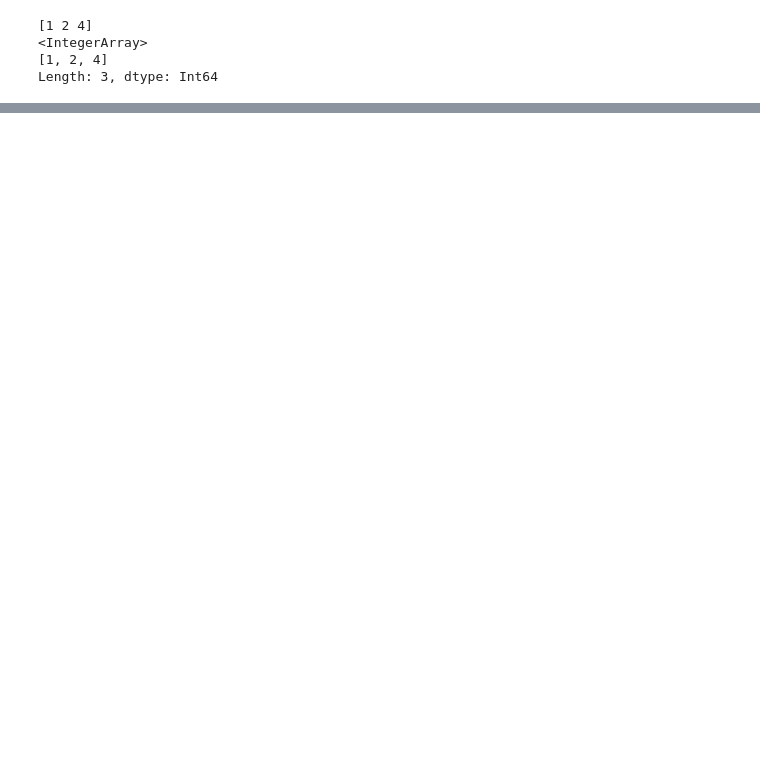
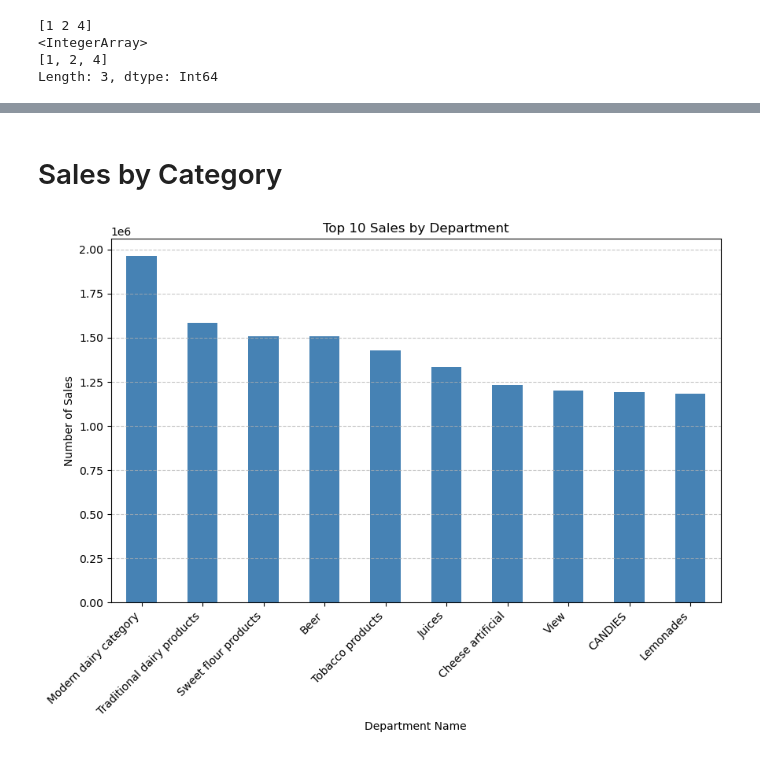
Before and after one commit to reagan-adajo/Capstone_Project, a Jupyter notebook: index.ipynb, the cells around one changed output, grey strips where cells are left out. Drawn from its saved outputs; the diff is of its cells as text; code cells hidden in the pictures; blank space fills up the shorter version.

```diff
--- a/index.ipynb
+++ b/index.ipynb
@@ -414,10 +414,12 @@ plot_cramers_v_heatmap(catalog_df, "Product Catalog")
 # %%
 # Clean sales data
 sales_df, sales_skew = preprocess_data(sales_df)
+sales_df.rename(columns={"quantity" :"quantity_sales"}, inplace=True)
 
 # Clean online sales data
 online_df, online_skew = preprocess_data(online_df)
 online_df = online_df.drop(columns=['price_base', 'sum_total'])
+online_df.rename(columns={'quantity':"quantity_online"}, inplace=True)
 
 # Clean price history
 pricehist_df, pricehist_skew = preprocess_data(pricehist_df)
@@ -427,6 +429,7 @@ pricehist_df = pricehist_df.drop(columns=["code"])
 markdown_df, markdown_skew = preprocess_data(markdown_df)
 markdown_df['markdown_price'] = markdown_df['normal_price'] - markdown_df['price']
 markdown_df = markdown_df.drop(columns=['normal_price', 'price'])
+markdown_df.rename(columns={"quantity": "quantity_markdown"}, inplace=True)
 
 # Clean discount history
 dischist_df, dischist_skew = preprocess_data(dischist_df)
@@ -542,2 +523,2 @@ None
 # %%
-sales_data = sales_data.drop(columns=["item_id", "store_id"])
+sales_data = sales_data.drop(columns=["item_id", "store_id", "quantity_online"])
@@ -561 +546,4 @@ area                0
 dtype: int64
+# %%
+sales_data.loc[:, ["quantity_markdown", "markdown_price", "promo_amount"]] = \
+    sales_data.loc[:, ["quantity_markdown", "markdown_price", "promo_amount"]].fillna(0)
@@ -561,0 +567,3 @@ dtype: int64
+# %%
+sales_data['markdown_price'] = sales_data['markdown_price'].abs()
+sales_data['promo_amount'] = sales_data['promo_amount'].abs()
@@ -561,0 +605,21 @@ dtype: int64
+# %% [markdown]
+# Sales by Category
+# %%
+# Sort departments by sales and select the top 10
+top_10_departments = sales_data.groupby("dept_name")["quantity_sales"].sum().nlargest(10)
+
+# Plot
+plt.figure(figsize=(10, 6))
+top_10_departments.plot(kind="bar", color="steelblue")
+
+# Formatting
+plt.title("Top 10 Sales by Department")
+plt.xlabel("Department Name")
+plt.ylabel("Number of Sales")
+plt.xticks(rotation=45, ha="right")  # Rotate labels for better readability
+plt.grid(axis="y", linestyle="--", alpha=0.7)
+
+# Show the plot
+plt.show()
+# %% [output]
+[figure, added]
```
Also changed, not shown: parts of 18 cells of this notebook.
